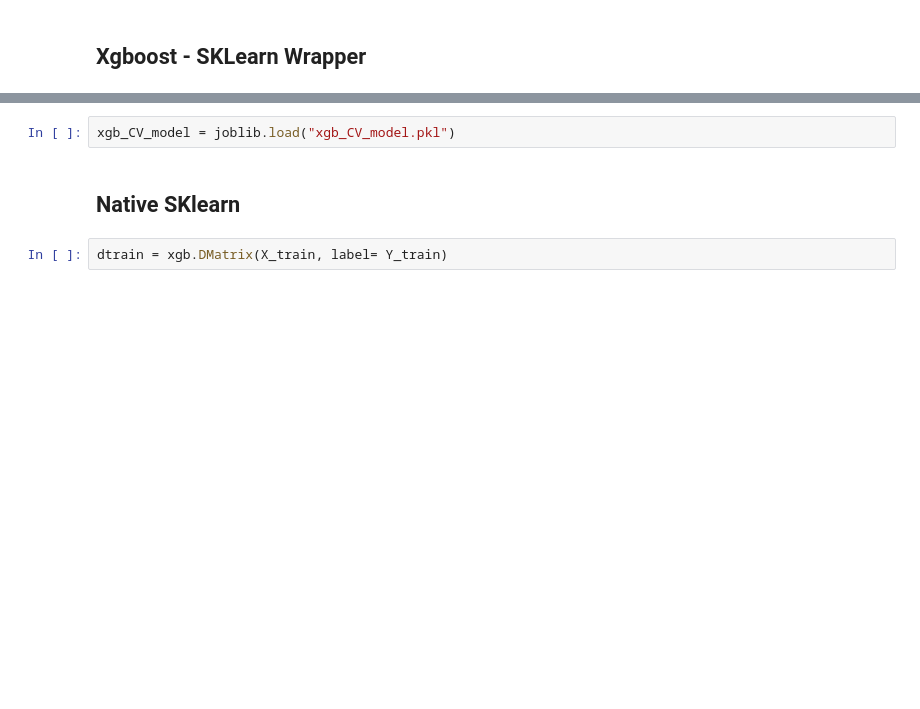
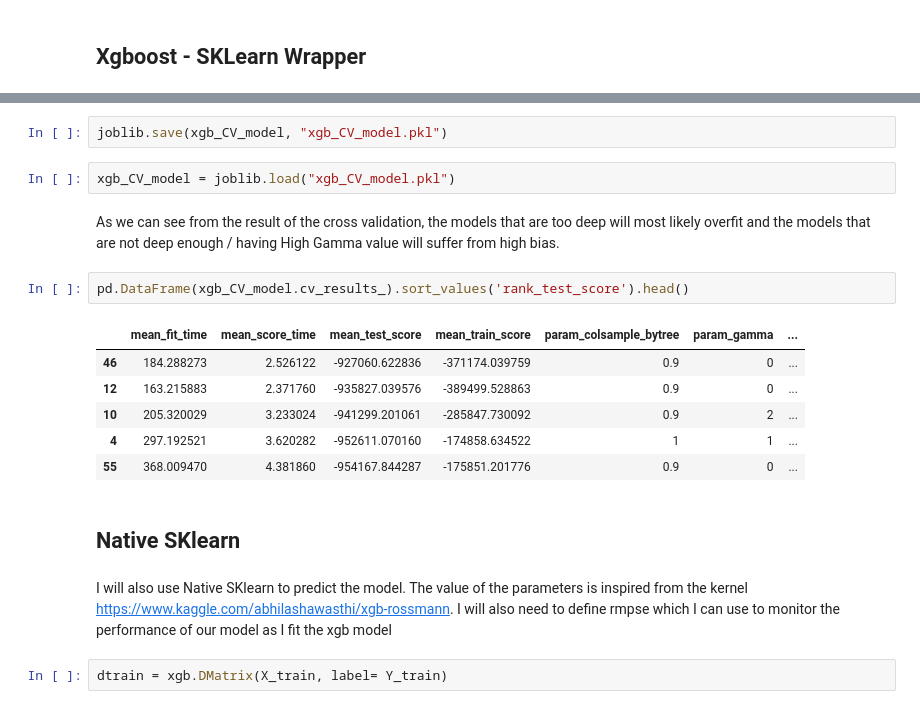
Before and after one commit to AdityaSidharta/ST4240, a Jupyter notebook: ass_1/q1/Question_1.ipynb, the cells around one changed output, grey strips where cells are left out. Drawn from its saved outputs; the diff is of its cells as text; blank space fills up the shorter version.

```diff
--- a/ass_1/q1/Question_1.ipynb
+++ b/ass_1/q1/Question_1.ipynb
@@ -558,7 +770,22 @@ Fitting 3 folds for each of 2 candidates, totalling 6 fits
+# %%
+joblib.save(xgb_CV_model, "xgb_CV_model.pkl")
 # %%
 xgb_CV_model = joblib.load("xgb_CV_model.pkl")
+# %% [markdown]
+As we can see from the result of the cross validation, the models that are too deep will most likely overfit and the models that are not deep enough / having High Gamma value will suffer from high bias.
+# %%
+pd.DataFrame(xgb_CV_model.cv_results_).sort_values('rank_test_score').head()
+# %% [output]
+|  | mean_fit_time | mean_score_time | mean_test_score | mean_train_score | param_colsample_bytree | param_gamma | ... |
+| 46 | 184.288273 | 2.526122 | -927060.622836 | -371174.039759 | 0.9 | 0 | ... |
+| 12 | 163.215883 | 2.371760 | -935827.039576 | -389499.528863 | 0.9 | 0 | ... |
+| 10 | 205.320029 | 3.233024 | -941299.201061 | -285847.730092 | 0.9 | 2 | ... |
+| 4 | 297.192521 | 3.620282 | -952611.070160 | -174858.634522 | 1 | 1 | ... |
+| 55 | 368.009470 | 4.381860 | -954167.844287 | -175851.201776 | 0.9 | 0 | ... |
 # %% [markdown]
 ## Native SKlearn
+# %% [markdown]
+I will also use Native SKlearn to predict the model. The value of the parameters is inspired from the kernel https://www.kaggle.com/abhilashawasthi/xgb-rossmann. I will also need to define rmpse which I can use to monitor the performance of our model as I fit the xgb model
 # %%
 dtrain = xgb.DMatrix(X_train, label= Y_train)
 # %%
```
Also changed, not shown: parts of 72 cells of this notebook, 3 other files.
